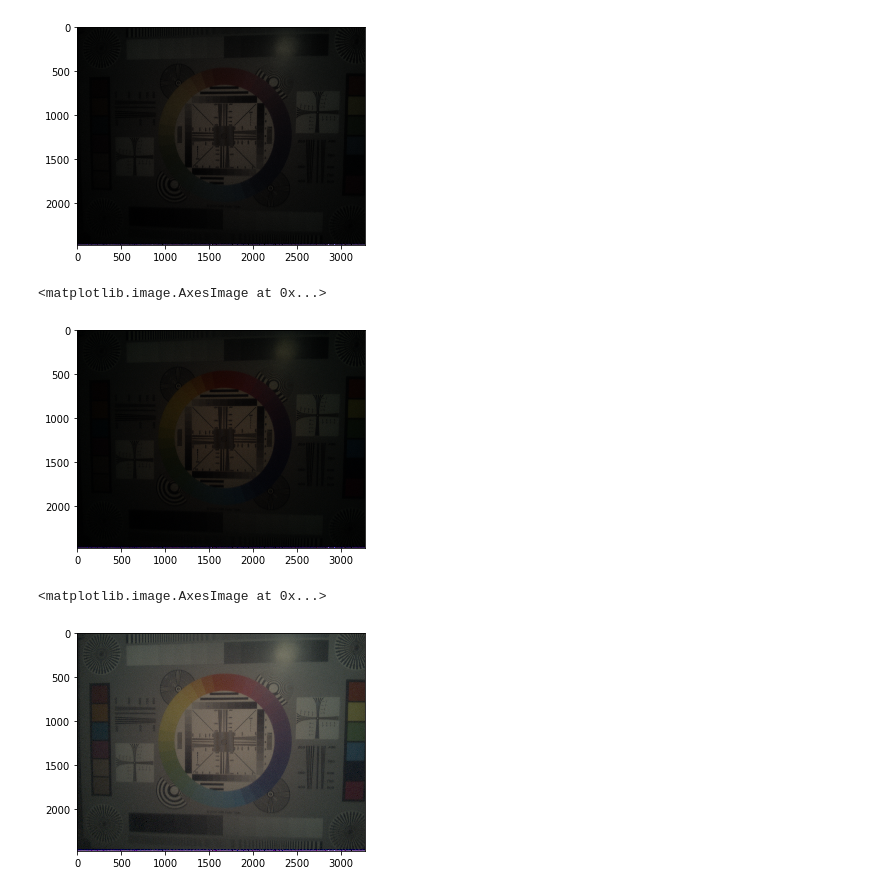
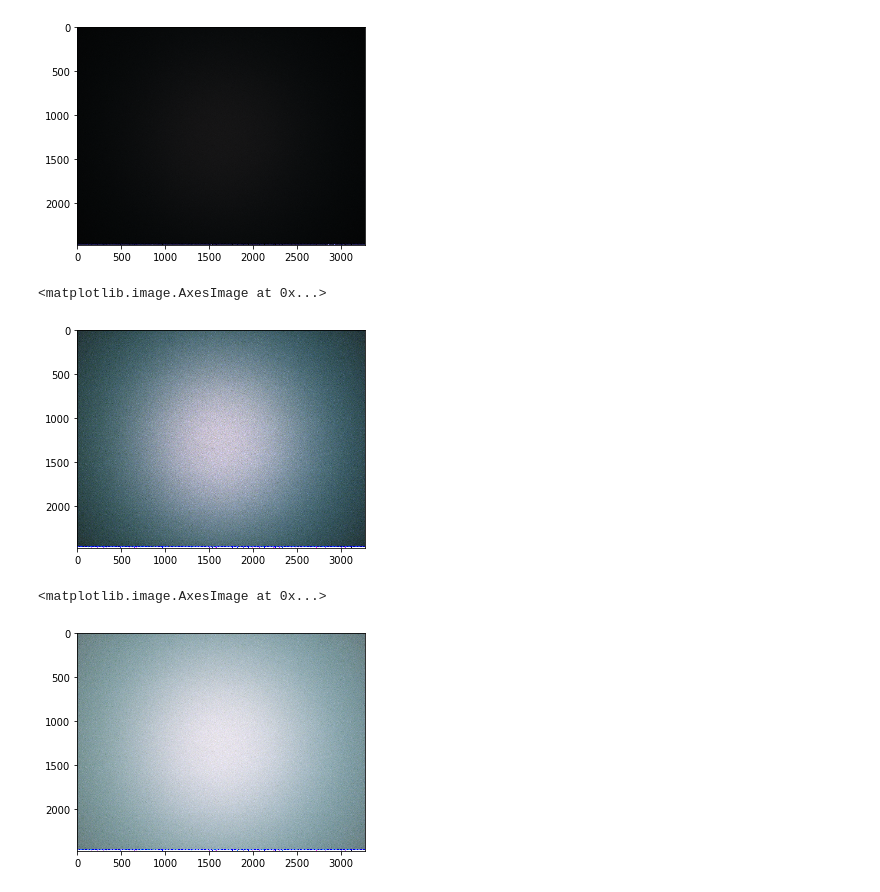
Before and after one commit to moizumi99/raw_process, a Jupyter notebook: Raspberry_Pi_RAW.ipynb, the cells around one changed output. Drawn from its saved outputs; the diff is of its cells as text; code cells hidden in the pictures.

Commit message:
Flat field image, Resolution chart from Raspberry Pi are added. Lens shading correction demo are added.

```diff
--- a/Raspberry_Pi_RAW.ipynb
+++ b/Raspberry_Pi_RAW.ipynb
@@ -1,5 +1,5 @@
 # %%
-with open("raw_capture.jpg", "rb") as input_file:
+with open("flat.jpg", "rb") as input_file:
     data = input_file.read()
 data = data[-10237440:]
 # %%
@@ -58,5 +67,5 @@ imshow(outimg, cmap='gray')
 # %%
-wbg = np.array([1.5, 1, 2.2, 1])
+wbg = np.array([1.105, 1, 2.609, 1])
 # %%
 wb_raw = raw_process.white_balance_Bayer(blc_raw, wbg, bayer_pattern)
 # %%
@@ -83,10 +90,14 @@ img_ccm = raw_process.color_correction_matrix(dms_img, [1536, -256, -256, -256,
+# %%
+ccm_matrix = (6022,-2314,394,-936,4728,310,300,-4324,8126)
+img_ccm = raw_process.color_correction_matrix(dms_img, ccm_matrix)
 # %%
 outimg = img_ccm.copy()
 outimg = outimg.reshape((h, w, 3))
+outimg = outimg / 1024
 outimg[outimg < 0] = 0
-outimg = outimg / outimg.max()
+outimg[outimg > 1] = 1
 imshow(outimg)
 # %% [output]
 <matplotlib.image.AxesImage at 0x...>
-[figure, old version]
+[figure, new version]
 # %%
@@ -95,11 +107,10 @@ img_gamma = raw_process.gamma_correction(img_ccm, 2.2)
 outimg = img_gamma.copy()
 outimg = outimg.reshape((h, w, 3))
 outimg[outimg < 0] = 0
-outimg = outimg / outimg.max()
 imshow(outimg)
 # %% [output]
 <matplotlib.image.AxesImage at 0x...>
-[figure, old version]
+[figure, new version]
 # %%
 raw_process.write(img_gamma, "raspi_raw_out.png")
 # %%
```
Also changed, not shown: parts of 8 cells of this notebook, 5 other files.
